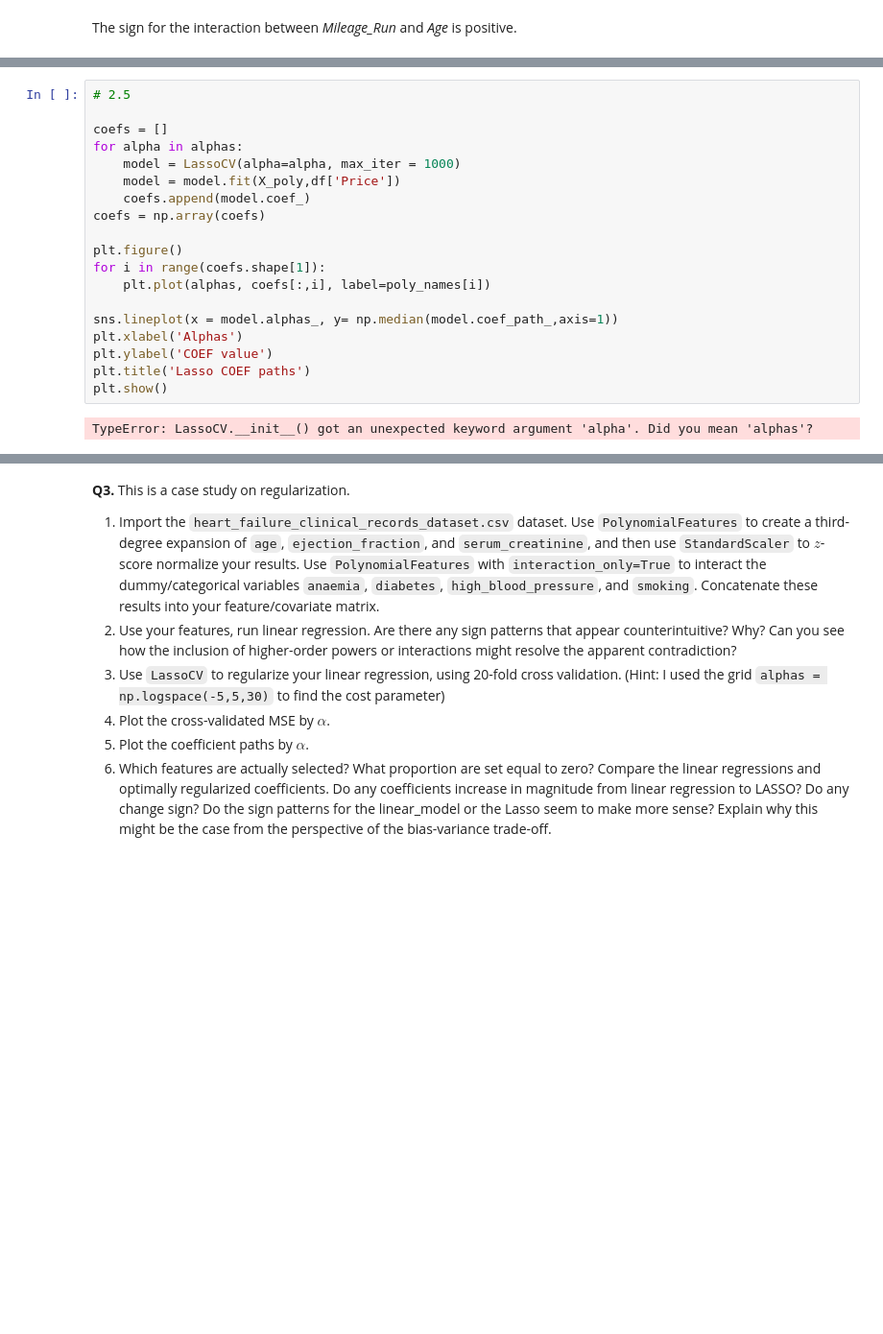
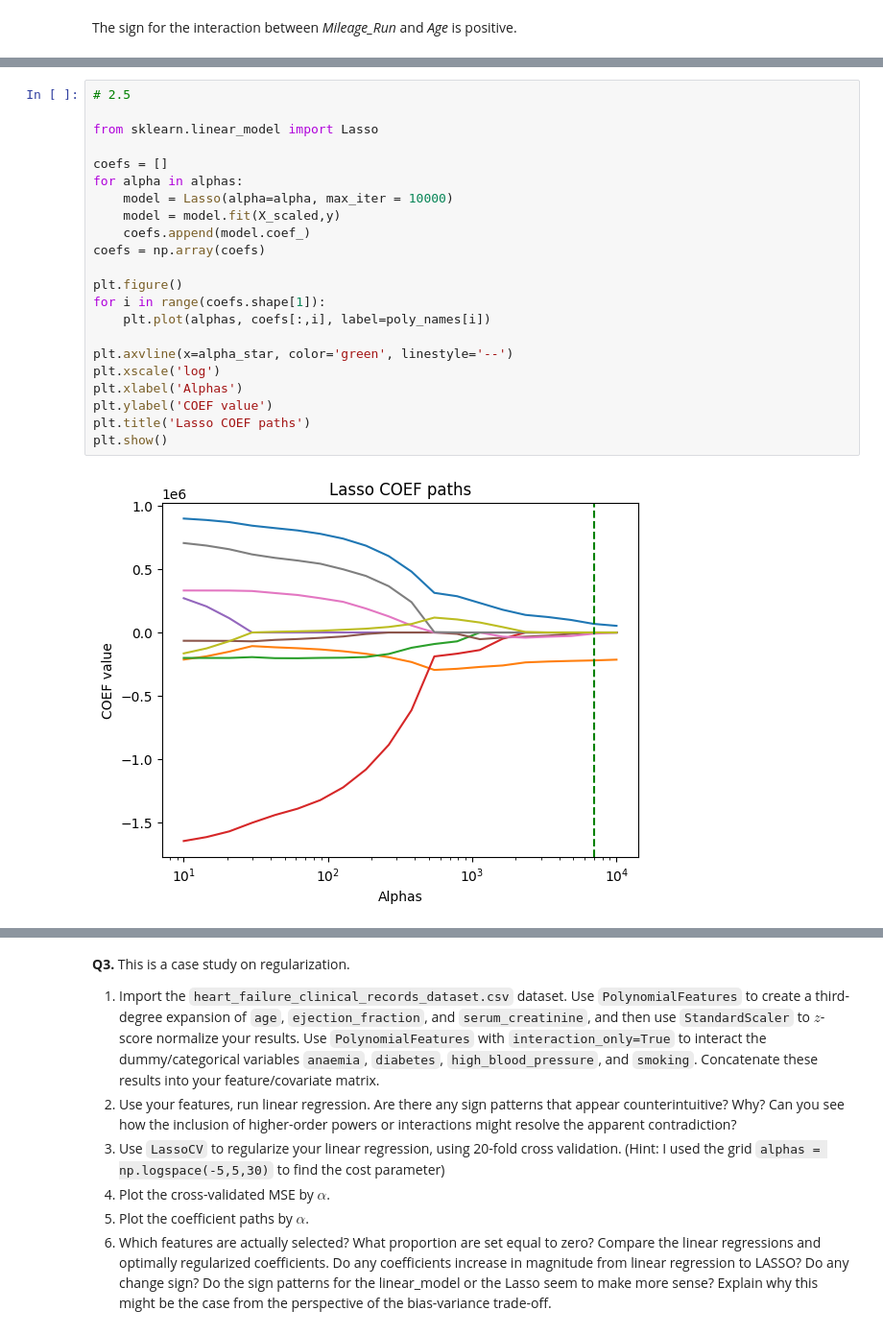
Before and after one commit to EmmyB47/undergrad_ml_assignments, a Jupyter notebook: 04_assignment_regularization.ipynb, the cells around one changed output, grey strips where cells are left out. Shown at 96% size. Cells and saved outputs as stored; diff of their text form; blank space fills up the shorter version.

```diff
--- a/04_assignment_regularization.ipynb
+++ b/04_assignment_regularization.ipynb
@@ -122,21 +135,24 @@ plt.show()
 # %%
 # 2.5
 
+from sklearn.linear_model import Lasso
+
 coefs = []
 for alpha in alphas:
-    model = LassoCV(alpha=alpha, max_iter = 1000)
-    model = model.fit(X_poly,df['Price'])
+    model = Lasso(alpha=alpha, max_iter = 10000)
+    model = model.fit(X_scaled,y)
     coefs.append(model.coef_)
 coefs = np.array(coefs)
 
 plt.figure()
 for i in range(coefs.shape[1]):
     plt.plot(alphas, coefs[:,i], label=poly_names[i])
 
-sns.lineplot(x = model.alphas_, y= np.median(model.coef_path_,axis=1))
+plt.axvline(x=alpha_star, color='green', linestyle='--')
+plt.xscale('log')
 plt.xlabel('Alphas')
 plt.ylabel('COEF value')
 plt.title('Lasso COEF paths')
 plt.show()
 # %% [output]
-TypeError: LassoCV.__init__() got an unexpected keyword argument 'alpha'. Did you mean 'alphas'?
+[figure, added]
```
Also changed, not shown: parts of 14 cells of this notebook.
